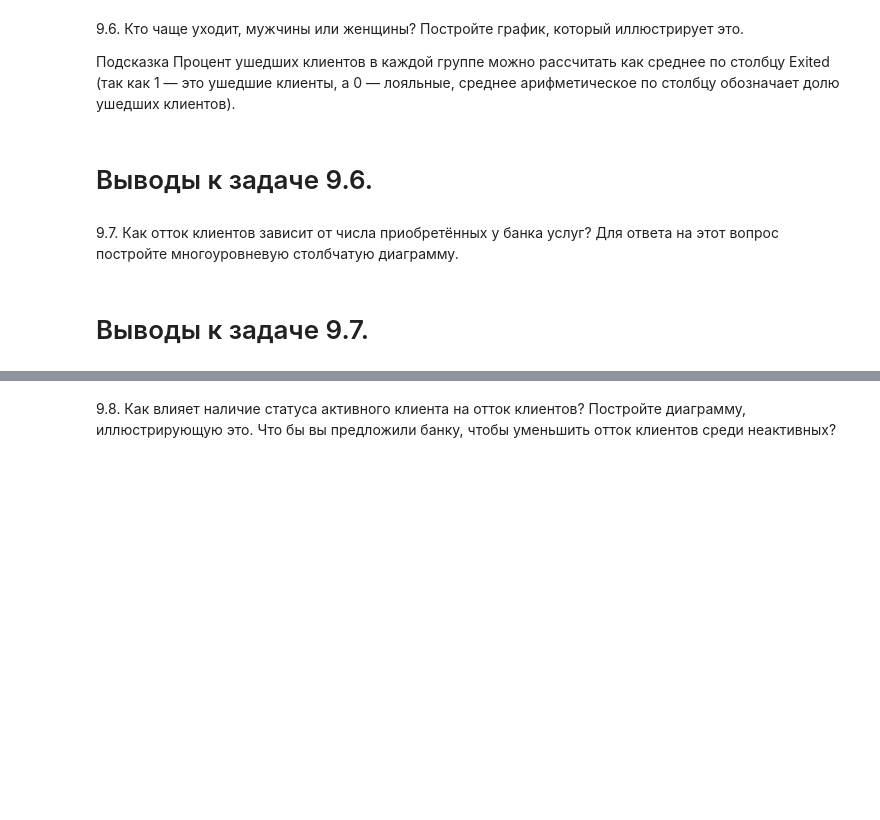
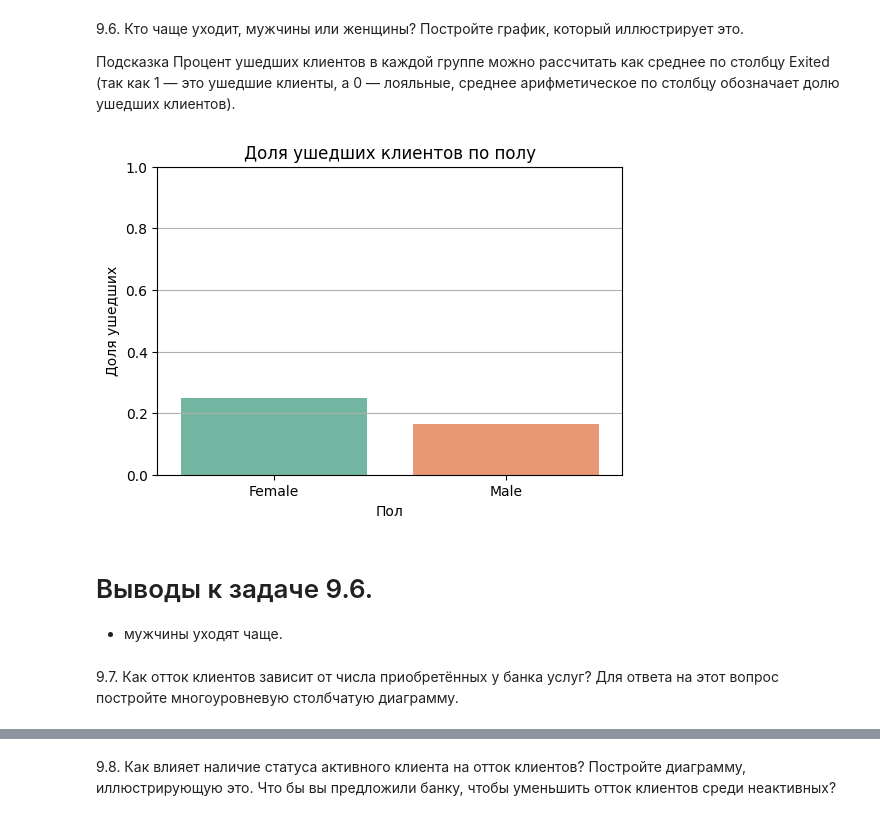
Before and after one commit to Artem221084/demo, a Jupyter notebook: Skillfactor/churn_data.ipynb, the cells around one changed output, grey strips where cells are left out. Cells and saved outputs as stored; diff of their text form; code cells hidden in the pictures; blank space fills up the shorter version.

```diff
--- a/Skillfactor/churn_data.ipynb
+++ b/Skillfactor/churn_data.ipynb
@@ -157,9 +157,23 @@ plt.show()
 
 Подсказка
 Процент ушедших клиентов в каждой группе можно рассчитать как среднее по столбцу Exited (так как 1 — это ушедшие клиенты, а 0 — лояльные, среднее арифметическое по столбцу обозначает долю ушедших клиентов).
+# %%
+# Строим столбчатую диаграмму
+plt.figure(figsize=(6, 4))
+sns.barplot(data=gender_churn, x='Gender', y='Exited', hue='Gender', palette='Set2', legend=False)
+
+# Подписи и оформление
+plt.title('Доля ушедших клиентов по полу')
+plt.ylabel('Доля ушедших')
+plt.xlabel('Пол')
+plt.ylim(0, 1)
+plt.grid(axis='y')
+plt.show()
+# %% [output]
+[figure, added]
 # %% [markdown]
 # Выводы к задаче 9.6.
+
+-  мужчины уходят чаще.
 # %% [markdown]
 9.7. Как отток клиентов зависит от числа приобретённых у банка услуг? Для ответа на этот вопрос постройте многоуровневую столбчатую диаграмму.
-# %% [markdown]
-# Выводы к задаче 9.7.
```
Also changed, not shown: parts of 5 cells of this notebook.
